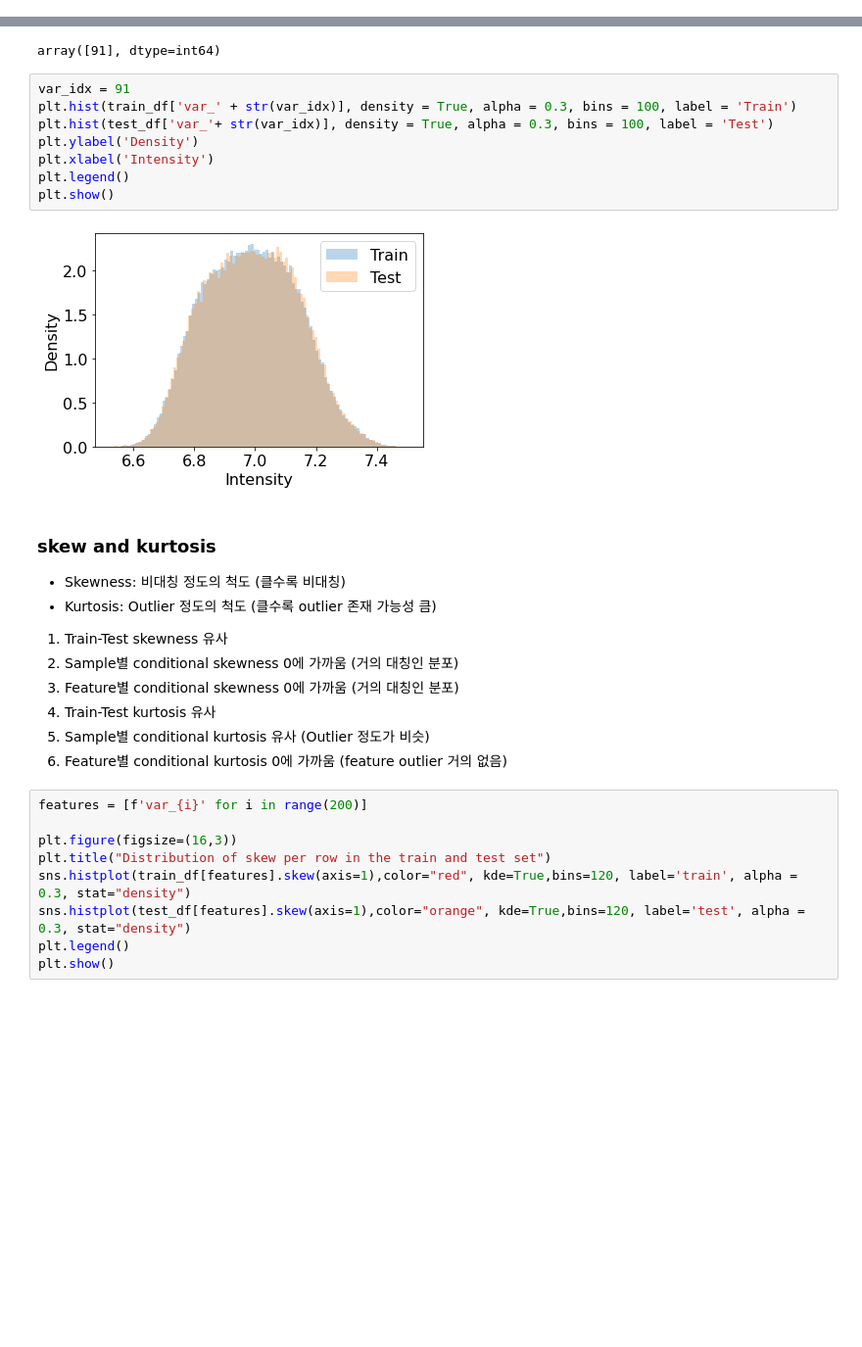
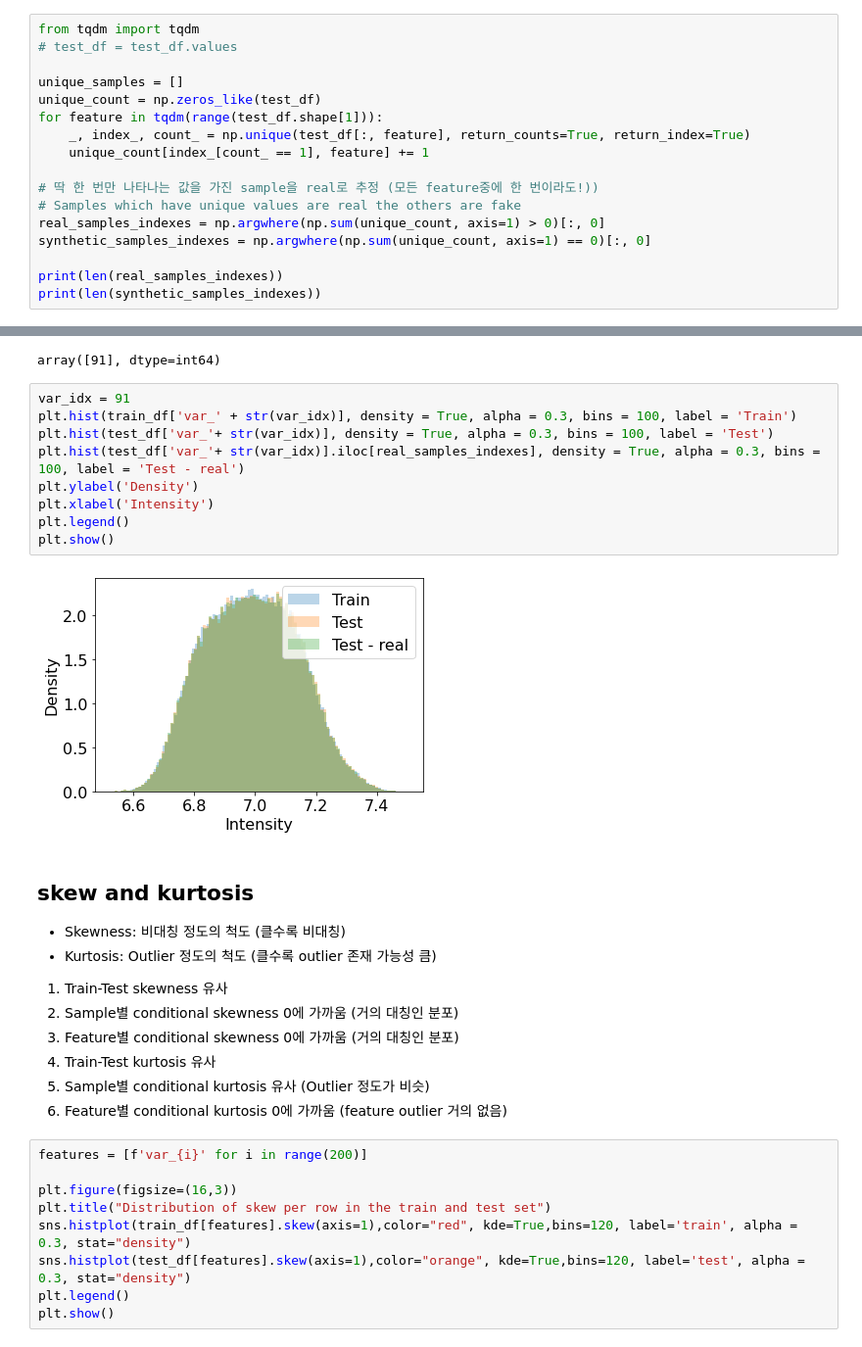
Before and after one commit to mysunk/kaggle-transaction-prediction, a Jupyter notebook: EDA.ipynb, the cells around one changed output, grey strips where cells are left out. Shown at 98% size. Saved outputs shown, nothing was run; the diff lists cells and outputs as text; blank space fills up the shorter version.

```diff
--- a/EDA.ipynb
+++ b/EDA.ipynb
@@ -58 +66,18 @@ N_FEATURE = 200
+# %%
+from tqdm import tqdm
+# test_df = test_df.values
+
+unique_samples = []
+unique_count = np.zeros_like(test_df)
+for feature in tqdm(range(test_df.shape[1])):
+    _, index_, count_ = np.unique(test_df[:, feature], return_counts=True, return_index=True)
+    unique_count[index_[count_ == 1], feature] += 1
+
+# 딱 한 번만 나타나는 값을 가진 sample을 real로 추정 (모든 feature중에 한 번이라도!))
+# Samples which have unique values are real the others are fake
+real_samples_indexes = np.argwhere(np.sum(unique_count, axis=1) > 0)[:, 0]
+synthetic_samples_indexes = np.argwhere(np.sum(unique_count, axis=1) == 0)[:, 0]
+
+print(len(real_samples_indexes))
+print(len(synthetic_samples_indexes))
 # %% [markdown]
@@ -201,15 +246,16 @@ array([91], dtype=int64)
 # %%
 var_idx = 91
 plt.hist(train_df['var_' + str(var_idx)], density = True, alpha = 0.3, bins = 100, label = 'Train')
 plt.hist(test_df['var_'+ str(var_idx)], density = True, alpha = 0.3, bins = 100, label = 'Test')
+plt.hist(test_df['var_'+ str(var_idx)].iloc[real_samples_indexes], density = True, alpha = 0.3, bins = 100, label = 'Test - real')
 plt.ylabel('Density')
 plt.xlabel('Intensity')
 plt.legend()
 plt.show()
 # %% [output]
-[figure, old version]
+[figure, new version]
 # %% [markdown]
-### skew and kurtosis
+## skew and kurtosis
 * Skewness: 비대칭 정도의 척도 (클수록 비대칭)
 * Kurtosis: Outlier 정도의 척도 (클수록 outlier 존재 가능성 큼)
 
```
Also changed, not shown: parts of 14 cells of this notebook.
